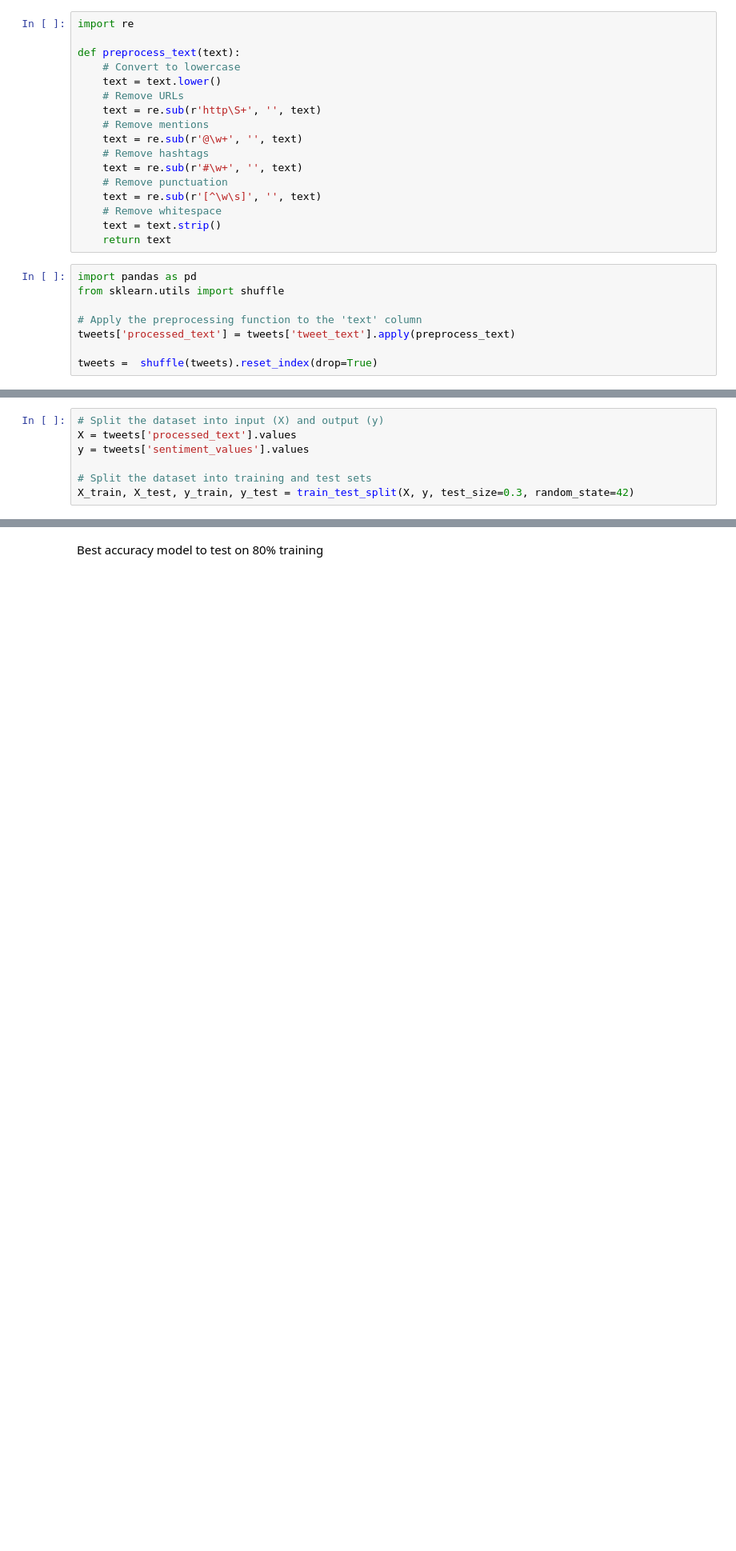
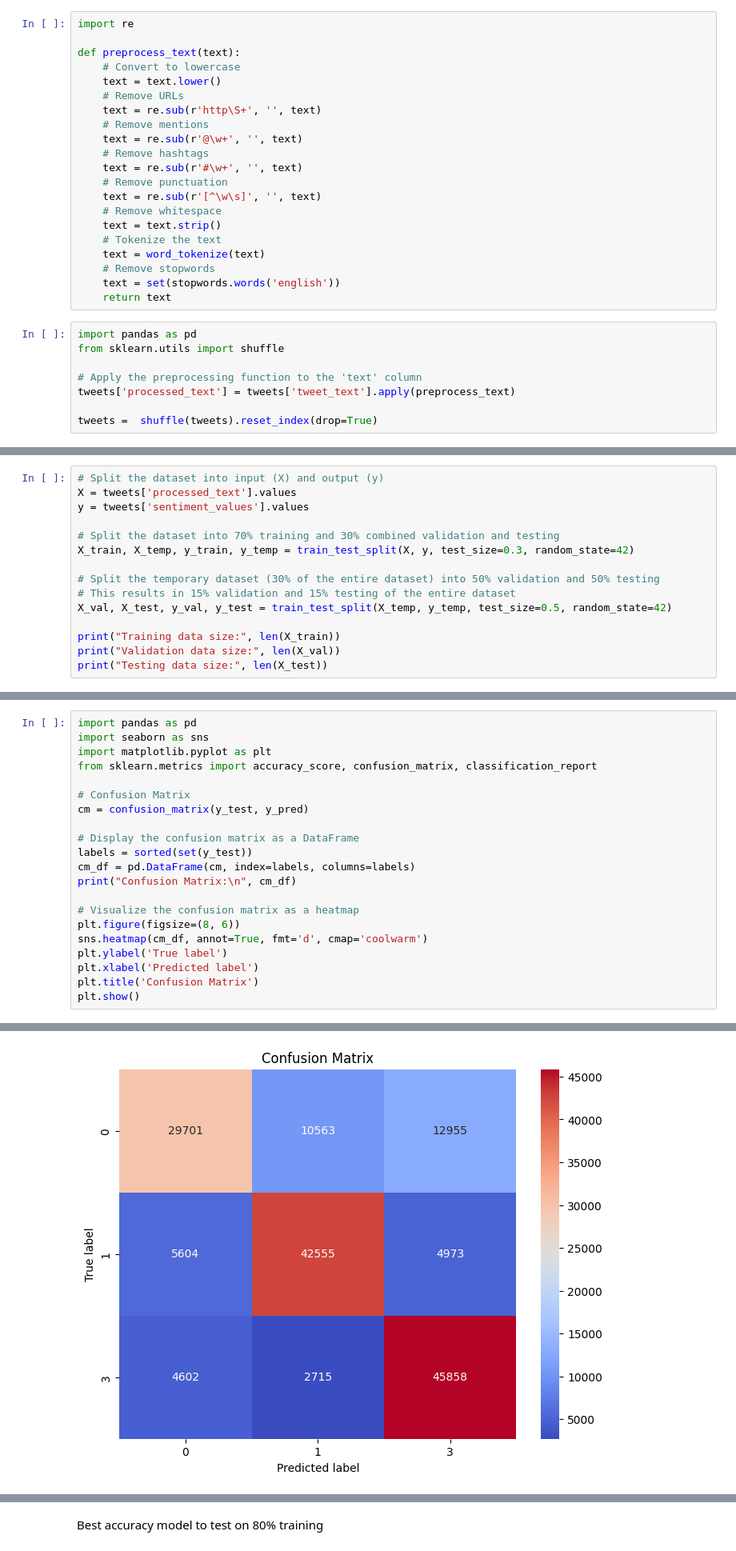
Before and after one commit to claytonborda/DissertationRepository2023, a Jupyter notebook: Dissertation 2023 - Bachelor Degree/Naive Bayes Model/NaiveBayesAlgorithm.ipynb, the cells around one changed output, grey strips where cells are left out. Shown at 80% size. Saved outputs shown, nothing was run; the diff lists cells and outputs as text; blank space fills up the shorter version.

```diff
--- a/Dissertation 2023 - Bachelor Degree/Naive Bayes Model/NaiveBayesAlgorithm.ipynb
+++ b/Dissertation 2023 - Bachelor Degree/Naive Bayes Model/NaiveBayesAlgorithm.ipynb
@@ -615,6 +610,10 @@ def preprocess_text(text):
     text = re.sub(r'[^\w\s]', '', text)
     # Remove whitespace
     text = text.strip()
+    # Tokenize the text
+    text = word_tokenize(text)
+    # Remove stopwords
+    text = set(stopwords.words('english'))
     return text
 # %%
 import pandas as pd
@@ -664,5 +663,13 @@ import dill
 X = tweets['processed_text'].values
 y = tweets['sentiment_values'].values
 
-# Split the dataset into training and test sets
-X_train, X_test, y_train, y_test = train_test_split(X, y, test_size=0.3, random_state=42)
+# Split the dataset into 70% training and 30% combined validation and testing
+X_train, X_temp, y_train, y_temp = train_test_split(X, y, test_size=0.3, random_state=42)
+
+# Split the temporary dataset (30% of the entire dataset) into 50% validation and 50% testing
+# This results in 15% validation and 15% testing of the entire dataset
+X_val, X_test, y_val, y_test = train_test_split(X_temp, y_temp, test_size=0.5, random_state=42)
+
+print("Training data size:", len(X_train))
+print("Validation data size:", len(X_val))
+print("Testing data size:", len(X_test))
@@ -668,0 +742,22 @@ X_train, X_test, y_train, y_test = train_test_split(X, y, test_size=0.3, random_
+# %%
+import pandas as pd
+import seaborn as sns
+import matplotlib.pyplot as plt
+from sklearn.metrics import accuracy_score, confusion_matrix, classification_report
+
+# Confusion Matrix
+cm = confusion_matrix(y_test, y_pred)
+
+# Display the confusion matrix as a DataFrame
+labels = sorted(set(y_test))
+cm_df = pd.DataFrame(cm, index=labels, columns=labels)
+print("Confusion Matrix:\n", cm_df)
+
+# Visualize the confusion matrix as a heatmap
+plt.figure(figsize=(8, 6))
+sns.heatmap(cm_df, annot=True, fmt='d', cmap='coolwarm')
+plt.ylabel('True label')
+plt.xlabel('Predicted label')
+plt.title('Confusion Matrix')
+plt.show()
+# %% [output]
@@ -669,3 +769,4 @@ X_train, X_test, y_train, y_test = train_test_split(X, y, test_size=0.3, random_
+[figure, added]
 # %%
 from sklearn.feature_extraction.text import CountVectorizer, TfidfVectorizer
 from sklearn.naive_bayes import MultinomialNB
```
Also changed, not shown: parts of 8 cells of this notebook, 12 other files.
